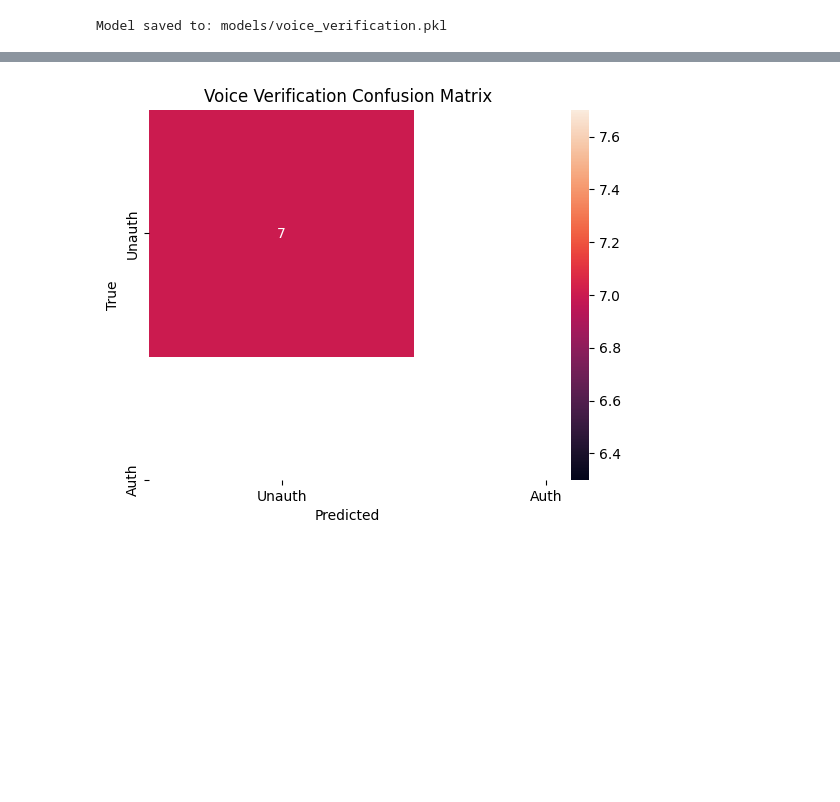
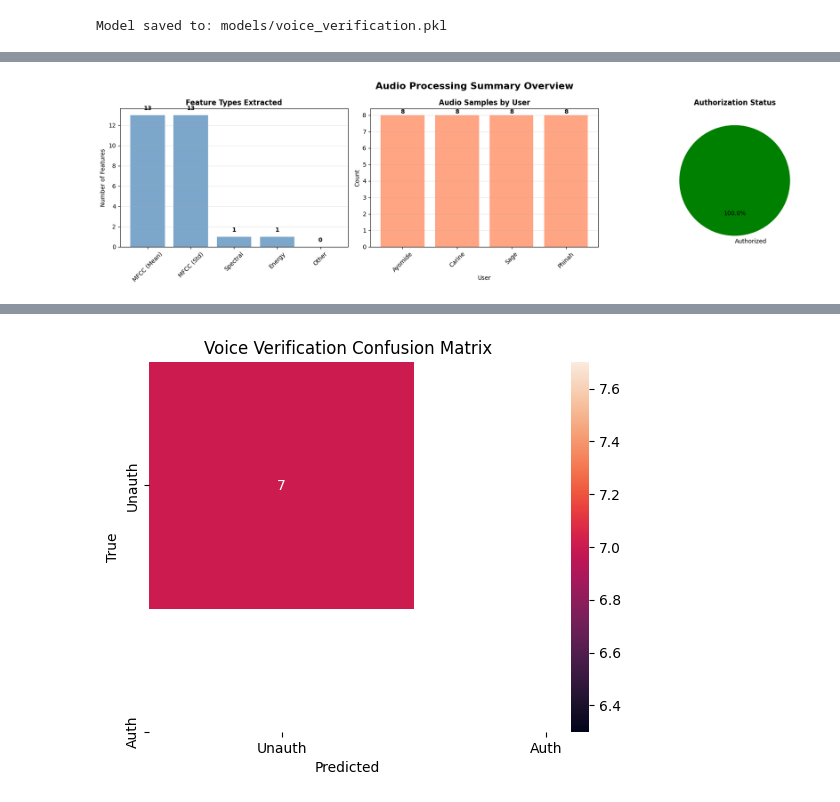
Before and after one commit to Phinah/Data-Preprocessing, a Jupyter notebook: audio_pipeline.ipynb, the cells around one changed output, grey strips where cells are left out. Drawn from its saved outputs; the diff is of its cells as text; code cells hidden in the pictures; blank space fills up the shorter version.

```diff
--- a/audio_pipeline.ipynb
+++ b/audio_pipeline.ipynb
@@ -612,3 +794,89 @@ joblib.dump(model, model_dir / "voice_verification.pkl")
 print(f"Model saved to: {model_dir / 'voice_verification.pkl'}")
 # %% [output]
 Model saved to: models/voice_verification.pkl
+# %%
+# Audio Processing Summary with Visualizations
+print("="*60)
+print("AUDIO PROCESSING SUMMARY")
+print("="*60)
+
+if 'df_audio' in globals() and len(df_audio) > 0:
+    # Summary statistics
+    print(f"\nTotal audio samples processed: {len(df_audio)}")
+    print(f"Total features extracted: {len(df_audio.columns)}")
+    if 'user_id' in df_audio.columns:
+        print(f"Unique users: {df_audio['user_id'].nunique()}")
+    if 'phrase' in df_audio.columns:
+        print(f"Unique phrases: {df_audio['phrase'].nunique()}")
+    if 'authorized' in df_audio.columns:
+        authorized_count = df_audio['authorized'].sum()
+        print(f"Authorized samples: {authorized_count} ({authorized_count/len(df_audio)*100:.1f}%)")
+
+    # Create summary visualization
+    fig, axes = plt.subplots(1, 3, figsize=(18, 5))
+    fig.suptitle('Audio Processing Summary Overview', fontsize=16, fontweight='bold')
+
+    # 1. Feature types breakdown
+    feature_types = {
+        'MFCC (Mean)': len([c for c in df_audio.columns if 'mfcc' in c and 'mean' in c]),
+        'MFCC (Std)': len([c for c in df_audio.columns if 'mfcc' in c and 'std' in c]),
+        'Spectral': len([c for c in df_audio.columns if 'rolloff' in c.lower()]),
+        'Energy': len([c for c in df_audio.columns if 'rms' in c.lower()]),
+        'Other': len([c for c in df_audio.columns if not any([
+            'mfcc' in c, 'rolloff' in c.lower(), 'rms' in c.lower(),
+            c in ['user_id', 'phrase', 'authorized', 'file_name']
+        ])])
+    }
+    axes[0].bar(feature_types.keys(), feature_types.values(), color='steelblue', alpha=0.7)
+    axes[0].set_title('Feature Types Extracted', fontsize=12, fontweight='bold')
+    axes[0].set_ylabel('Number of Features')
+    axes[0].tick_params(axis='x', rotation=45)
+    axes[0].grid(axis='y', alpha=0.3)
+    for i, v in enumerate(feature_types.values()):
+        axes[0].text(i, v + 0.5, str(v), ha='center', fontweight='bold')
+
+    # 2. Samples by user (if available)
+    if 'user_id' in df_audio.columns:
+        user_counts = df_audio['user_id'].value_counts()
+        axes[1].bar(user_counts.index, user_counts.values, color='coral', alpha=0.7)
+        axes[1].set_title('Audio Samples by User', fontsize=12, fontweight='bold')
+        axes[1].set_xlabel('User')
+        axes[1].set_ylabel('Count')
+        axes[1].tick_params(axis='x', rotation=45)
+        axes[1].grid(axis='y', alpha=0.3)
+        for i, v in enumerate(user_counts.values):
+            axes[1].text(i, v + 0.1, str(v), ha='center', fontweight='bold')
+    else:
+        axes[1].text(0.5, 0.5, 'User data not available',
+                     ha='center', va='center', fontsize=12)
+        axes[1].axis('off')
+
+    # 3. Authorization distribution (if available)
+    if 'authorized' in df_audio.columns:
+        auth_counts = df_audio['authorized'].value_counts().sort_index()
+        # Create labels dynamically based on what's in the data
+        label_map = {0: 'Unauthorized', 1: 'Authorized'}
+        labels = [label_map.get(idx, f'Value {idx}') for idx in auth_counts.index]
+        colors_pie = ['red' if idx == 0 else 'green' for idx in auth_counts.index]
+        explode_values = [0.05] * len(auth_counts)  # Explode all slices equally
+        axes[2].pie(auth_counts.values, labels=labels, autopct='%1.1f%%',
+                   startangle=90, colors=colors_pie, explode=explode_values)
+        axes[2].set_title('Authorization Status', fontsize=12, fontweight='bold')
+    else:
+        axes[2].text(0.5, 0.5, 'Authorization data not available',
+                     ha='center', va='center', fontsize=12)
+        axes[2].axis('off')
+
+    plt.tight_layout()
+    plt.show()
+
+    print(f"\nOutput files:")
+    print(f"  - audio_features.csv: Feature matrix ({df_audio.shape[0]} rows × {df_audio.shape[1]} columns)")
+    print(f"  - Audio_data/augmented/: Augmented audio files")
+    print(f"\nNext steps:")
+    print("  1. Review audio_features.csv and visualizations above")
+    print("  2. Train voice verification model (already done in Cell 20)")
+    print("  3. Test voice verification: python verify_voice.py Audio_data/raw/Sage_yes.wav")
+else:
+    print("\n⚠ No audio data was processed. Check your audio directory and file names.")
+# %% [output]
@@ -614,0 +892 @@ Model saved to: models/voice_verification.pkl
+[figure, added]
```
Also changed, not shown: parts of 2 cells of this notebook, 28 other files.
